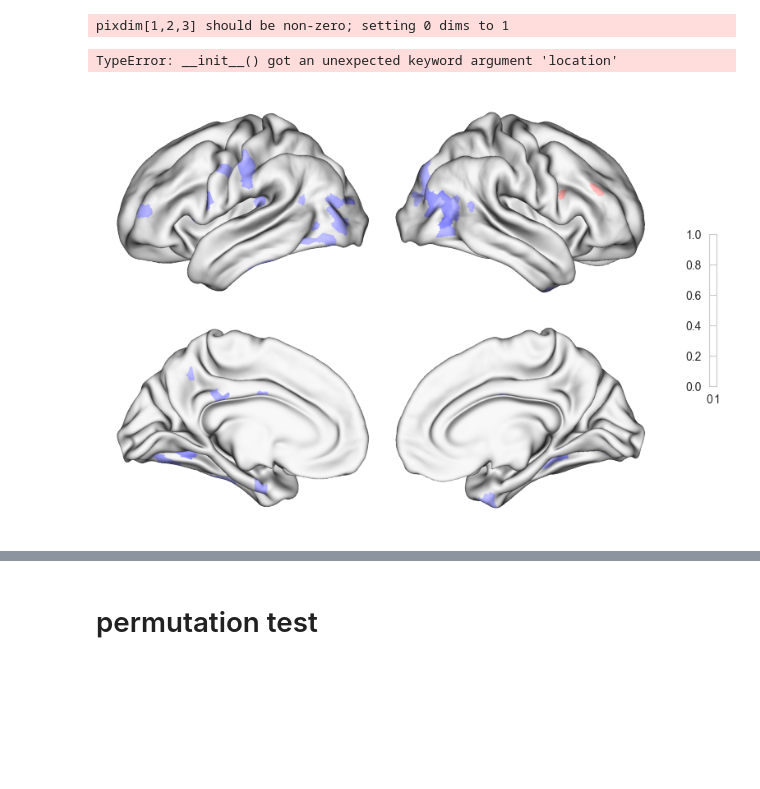
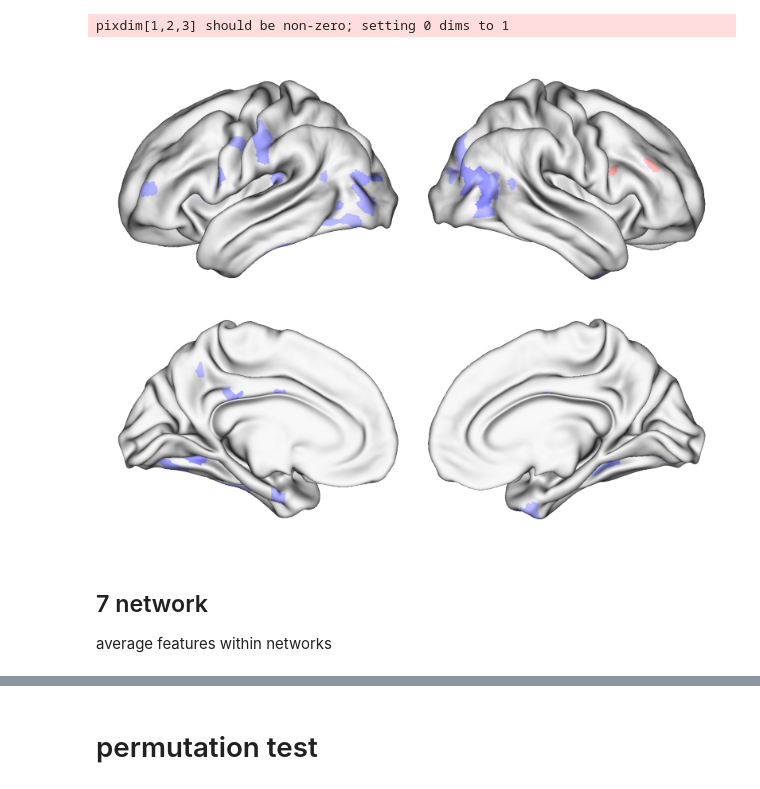
Before and after one commit to qniksefat/gradient-notebooks, a Jupyter notebook: large-manifold-nbs/5-behavior.ipynb, the cells around one changed output, grey strips where cells are left out. Saved outputs shown, nothing was run; the diff lists cells and outputs as text; code cells hidden in the pictures; blank space fills up the shorter version.

Commit message:
behavioral tests on network level

```diff
--- a/large-manifold-nbs/5-behavior.ipynb
+++ b/large-manifold-nbs/5-behavior.ipynb
@@ -333,11 +186,13 @@ region_names = pd.read_csv('data/regions_sorted.csv')['region']
 # %%
 data = dfcr['early__RLScore']
 data = data.apply(lambda row: row['r'] if row['p']<.05 else None, axis=1)
 data = data.loc[region_names]
 data = map_to_labels(data, vertices, mask=(vertices != 0))
 p = Plot(surf_lh=l_hemi, surf_rh=r_hemi, layout='grid', size=(900, 700))
-p.add_layer(data, cbar=True, cmap='bwr', color_range=(-1,1))
+p.add_layer(data, cbar=False, cmap='bwr', color_range=(-1,1))
 _ = p.build()
 # %% [output]
-TypeError: __init__() got an unexpected keyword argument 'location'
-[figure, old version]
+[figure, new version]
+# %% [markdown]
+## 7 network
+average features within networks
```
Also changed, not shown: parts of 79 cells of this notebook.
